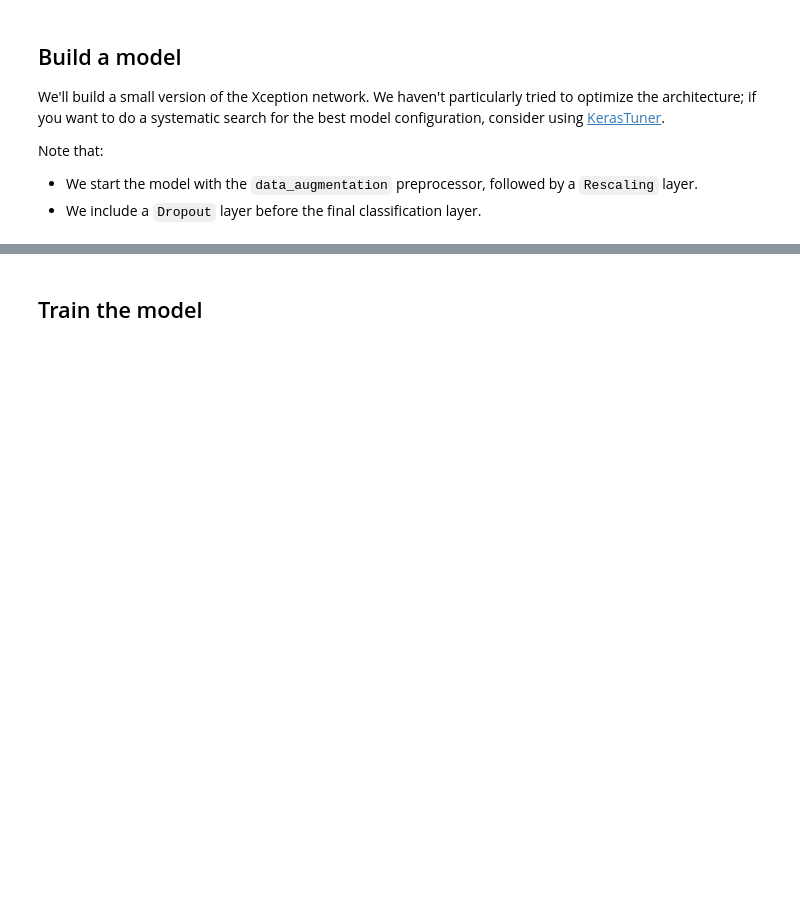
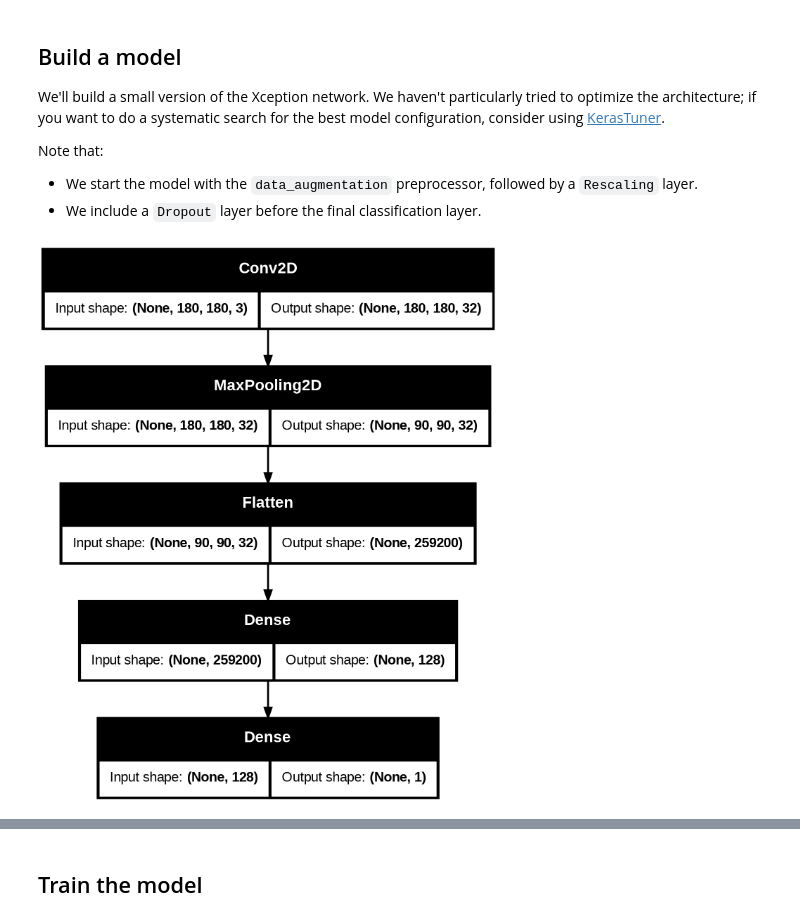
Before and after one commit to guybr3000/DBT, a Jupyter notebook: examples/vision/ipynb/image_classification_from_scratch.ipynb, the cells around one changed output, grey strips where cells are left out. Drawn from its saved outputs; the diff is of its cells as text; code cells hidden in the pictures; blank space fills up the shorter version.

```diff
--- a/examples/vision/ipynb/image_classification_from_scratch.ipynb
+++ b/examples/vision/ipynb/image_classification_from_scratch.ipynb
@@ -215,3 +216,33 @@ Note that:
 - We start the model with the `data_augmentation` preprocessor, followed by a
  `Rescaling` layer.
 - We include a `Dropout` layer before the final classification layer.
+# %%
+import sys
+from matplotlib import pyplot
+from keras.utils import to_categorical
+from keras.models import Sequential
+from keras.layers import Conv2D
+from keras.layers import MaxPooling2D
+from keras.layers import Dense
+from keras.layers import Flatten
+from keras.optimizers import SGD
+
+import scipy as scipy
+
+# define cnn model
+def define_model():
+    model = Sequential()
+    model.add(Conv2D(32, (3, 3), activation='relu', kernel_initializer='he_uniform', padding='same', input_shape=(180, 180, 3)))
+    model.add(MaxPooling2D((2, 2)))
+    model.add(Flatten())
+    model.add(Dense(128, activation='relu', kernel_initializer='he_uniform'))
+    model.add(Dense(1, activation='sigmoid'))
+    # compile model
+    opt = SGD(learning_rate=0.001, momentum=0.9)
+    model.compile(optimizer=opt, loss='binary_crossentropy', metrics=['accuracy'])
+    return model
+# %%
+model = define_model()
+keras.utils.plot_model(model, show_shapes=True)
+# %% [output]
+[figure, added]
```
Also changed, not shown: parts of 8 cells of this notebook.
